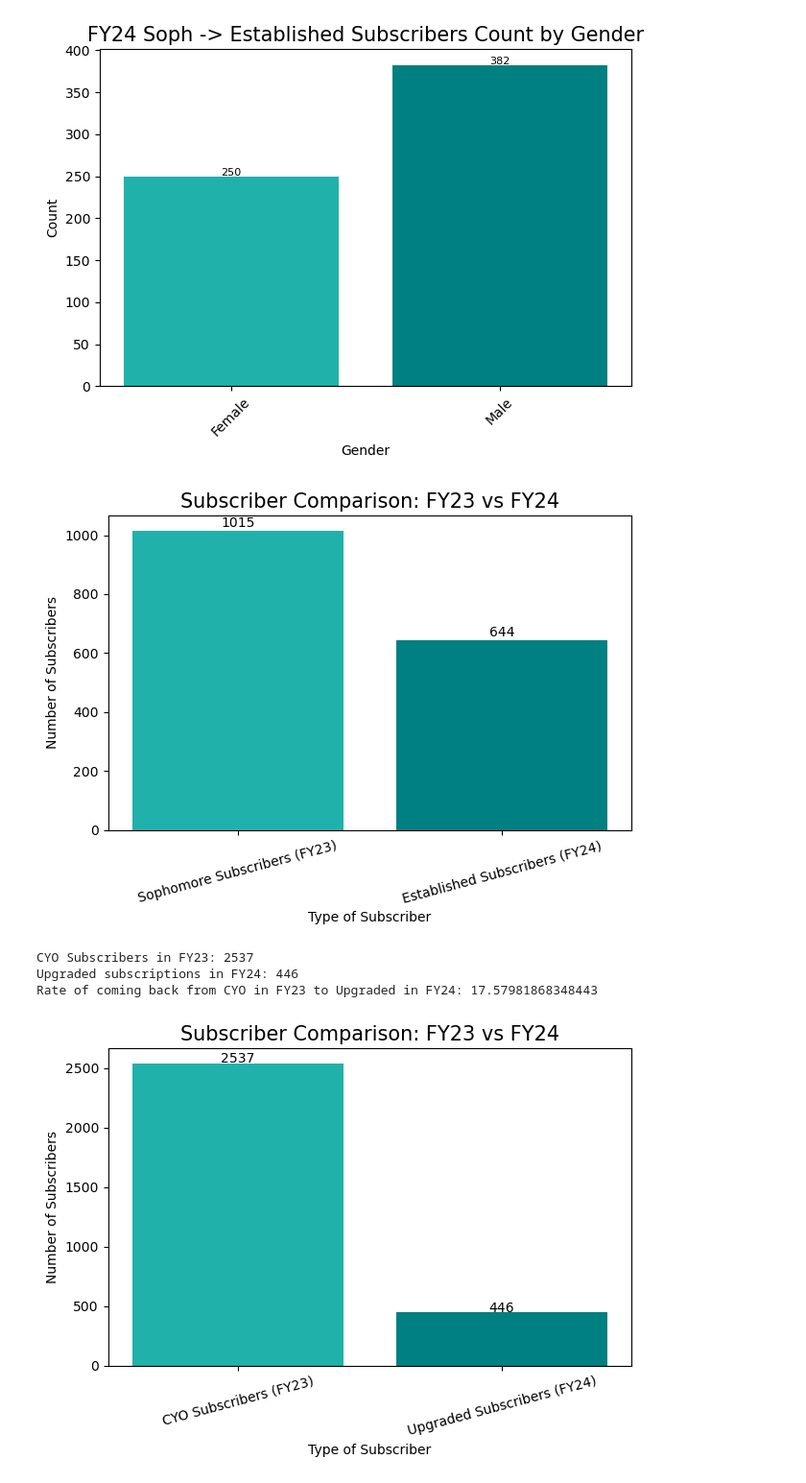
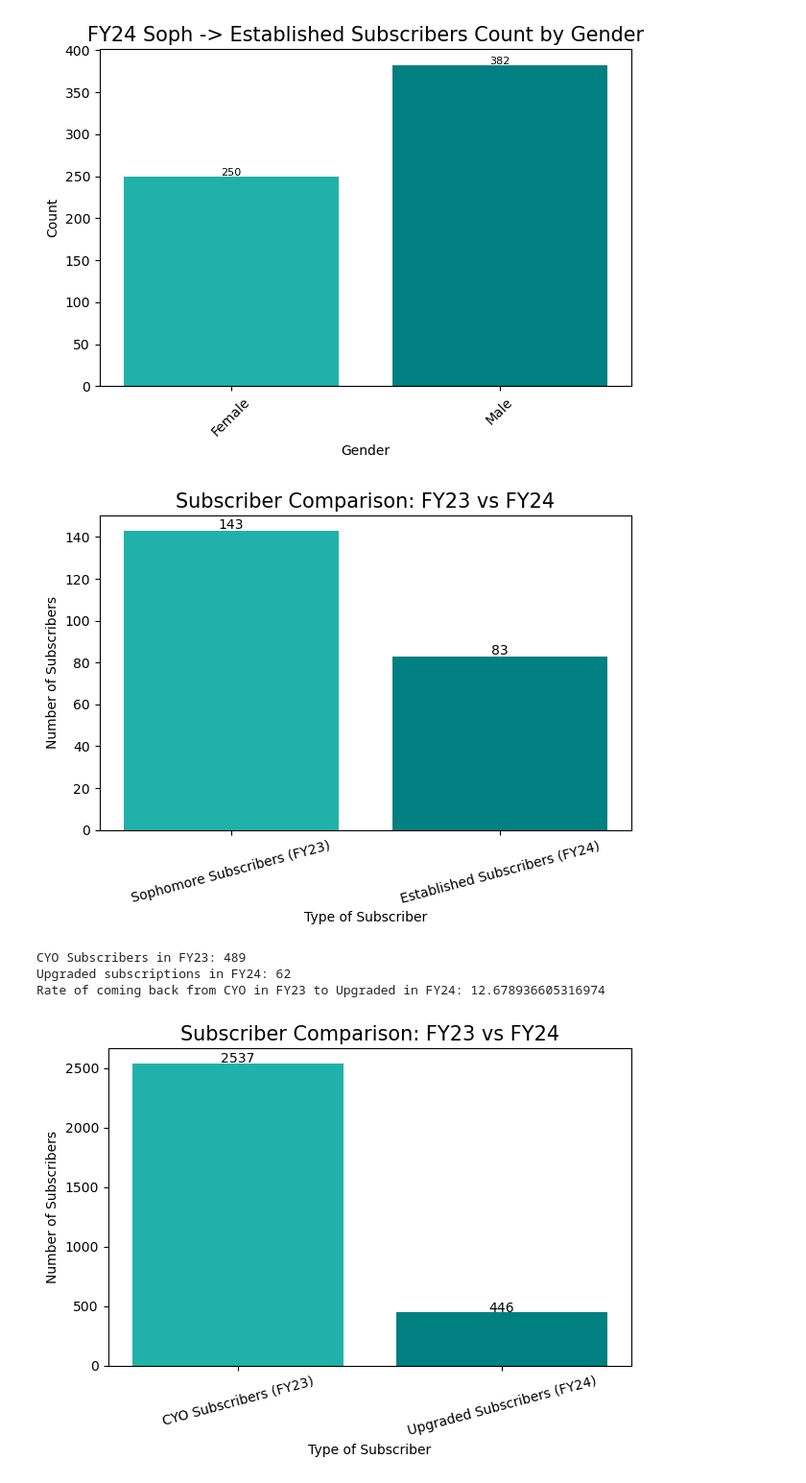
Before and after one commit to gabriela-ilinca/ASO, a Jupyter notebook: briana_workbook.ipynb, the cells around one changed output. Shown at 96% size. Saved outputs shown, nothing was run; the diff lists cells and outputs as text; code cells hidden in the pictures.

```diff
--- a/briana_workbook.ipynb
+++ b/briana_workbook.ipynb
@@ -18,13 +18,13 @@ df.head()
 # for first year subscribers in FY23
 df23 = df[df['fiscal_year'] =='FY23']
 filtered1 = df23[df23['price_code_type'].str.startswith('Fixed Freshman Subscription', na=False)]
-freshman23 = np.sum(filtered1.groupby('price_code_type')['ticket_type'].count())
+freshman23 = filtered1['acct_id'].nunique()
 print('Freshman Subscribers in FY23: ' + str(freshman23))
 
 # for second year subscribers in FY24 - to compare with first year subscribers in FY23
 df24 = df[df['fiscal_year'] =='FY24']
 filtered2 = df24[df24['price_code_type'].str.startswith('Fixed Sophomore Subscription', na=False)]
-sophomore24 = np.sum(filtered2.groupby('price_code_type')['ticket_type'].count())
+sophomore24 = filtered2['acct_id'].nunique()
 print('Sophomore Subscribers in FY24: ' + str(sophomore24))
 
 print('Rate of coming back from Freshman in FY23 to Sophomore in FY24: ' + str(sophomore24 / freshman23 * 100))
@@ -46,7 +46,7 @@ plt.xticks(rotation=15)
 
 # Add value labels on top of bars
 for i, value in enumerate(values):
-    plt.text(i, value + 50, str(value), ha='center', va='center_baseline', fontsize=10)
+    plt.text(i, value + 7, str(value), ha='center', va='center_baseline', fontsize=10)
 
 plt.tight_layout()
 plt.show()
@@ -56,6 +56,6 @@ plt.show()
 # for 2 year subscribers in FY23
 df23 = df[df['fiscal_year'] =='FY23']
 filtered3 = df23[df23['price_code_type'].str.startswith('Fixed Sophomore Subscription', na=False)]
-sophomore23 = np.sum(filtered3.groupby('price_code_type')['ticket_type'].count())
+sophomore23 = filtered3['acct_id'].nunique()
 sophomore23
 # %% [output]
@@ -80,9 +80,10 @@ Name: acct_id, Length: 1015, dtype: int64
 # I'm not sure if you can compare with just second year subscribers, since it's 3+ years but
 df24 = df[df['fiscal_year'] =='FY24']
 filtered4 = df24[df24['price_code_type'].str.startswith('Fixed Established Subscription', na=False)]
-established24 = np.sum(filtered4.groupby('price_code_type')['ticket_type'].count())
-established24 #8410 established subscribers in FY24
+#established24 = np.sum(filtered4.groupby('price_code_type')['ticket_type'].count())
+#established24 #8410 established subscribers in FY24
 
-count_match = filtered4['acct_id'].isin(filtered3['acct_id']).sum()
-print(count_match)
+count_match = filtered4['acct_id'].isin(filtered3['acct_id'])
+established24 = filtered4[count_match]['acct_id'].nunique()
+established24
 # %% [output]
@@ -181,40 +182,40 @@ plt.show()
 # %%
 # Data
 labels = ['Sophomore Subscribers (FY23)', 'Established Subscribers (FY24)']
-values = [sophomore23, count_match]
+values = [sophomore23, established24]
 
 # Plot
 plt.bar(labels, values, color=['lightseagreen', 'teal'])
 plt.title('Subscriber Comparison: FY23 vs FY24', fontsize = 15)
 plt.xlabel('Type of Subscriber')
 plt.ylabel('Number of Subscribers')
 plt.xticks(rotation=15)
 
 # Add value labels on top of bars
 for i, value in enumerate(values):
-    plt.text(i, value + 50, str(value), ha='center', va='top', fontsize=10)
+    plt.text(i, value + 6, str(value), ha='center', va='top', fontsize=10)
 
 plt.tight_layout()
 plt.show()
 # %% [output]
-[figure, old version]
+[figure, new version]
 # %%
 # count of CYO subscribers in FY23
 df23 = df[df['fiscal_year'] =='FY23']
-CYO23 = df23[df23['price_code_type'] == 'CYO Subscription']['ticket_type'].count()
+CYO23 = df23[df23['price_code_type'] == 'CYO Subscription']['acct_id'].nunique()
 print('CYO Subscribers in FY23: ' + str(CYO23))
 
 # for upgraded subscribers in FY24 - to compare with CYO subscribers in FY23
 df24 = df[df['fiscal_year'] =='FY24']
 filtered = df24[df24['price_code_type'].str.startswith('Fixed Upgrade Subscription', na=False)]
-upgrade24 = np.sum(filtered.groupby('price_code_type')['ticket_type'].count())
+upgrade24 = filtered['acct_id'].nunique()
 print('Upgraded subscriptions in FY24: ' + str(upgrade24))
 
 print('Rate of coming back from CYO in FY23 to Upgraded in FY24: ' + str(upgrade24 / CYO23 * 100))
 # %% [output]
-CYO Subscribers in FY23: 2537
-Upgraded subscriptions in FY24: 446
-Rate of coming back from CYO in FY23 to Upgraded in FY24: 17.57981868348443
+CYO Subscribers in FY23: 489
+Upgraded subscriptions in FY24: 62
+Rate of coming back from CYO in FY23 to Upgraded in FY24: 12.678936605316974
 # %%
 # Data
 labels = ['CYO Subscribers (FY23)', 'Upgraded Subscribers (FY24)']
```
Also changed, not shown: parts of 4 cells of this notebook.
